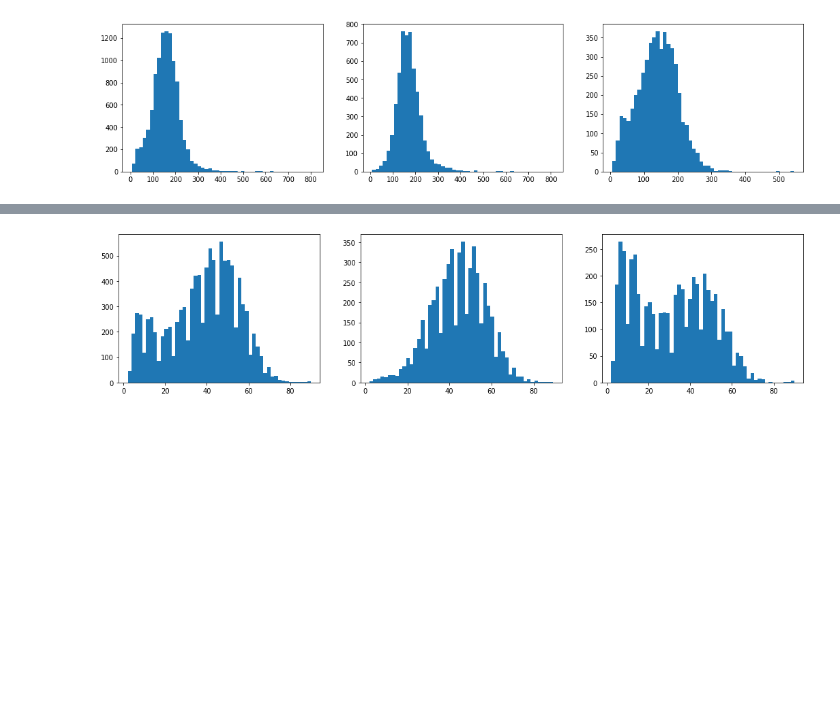
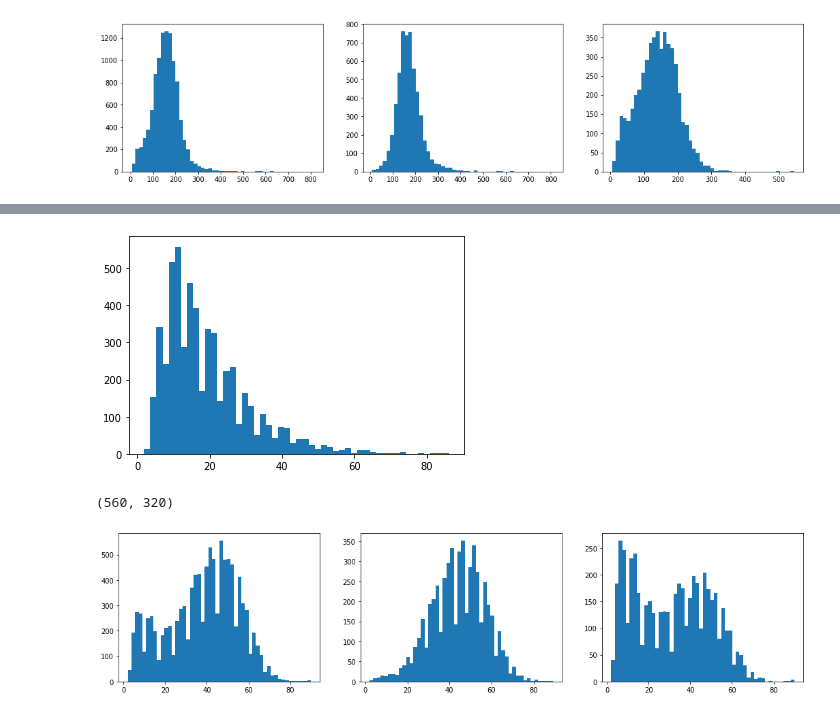
Before and after one commit to ruslangrimov/pcancer, a Jupyter notebook: data_preparation/notebooks/ExplorePatchesCleanDF.ipynb, the cells around one changed output, grey strips where cells are left out. Saved outputs shown, nothing was run; the diff lists cells and outputs as text; code cells hidden in the pictures; blank space fills up the shorter version.

```diff
--- a/data_preparation/notebooks/ExplorePatchesCleanDF.ipynb
+++ b/data_preparation/notebooks/ExplorePatchesCleanDF.ipynb
@@ -96,3 +107,11 @@ for n in range(3):
+# %%
+plt.hist((max_y_x - min_y_x).min(axis=-1), bins=50);
+# %% [output]
+[figure, added]
+# %%
+70*8, 40*8
+# %% [output]
+(560, 320)
 # %%
 fig, axs = plt.subplots(1, 3, figsize=(18, 4))
 for n in range(3):
```
Also changed, not shown: parts of 3 cells of this notebook, 7 other files.
